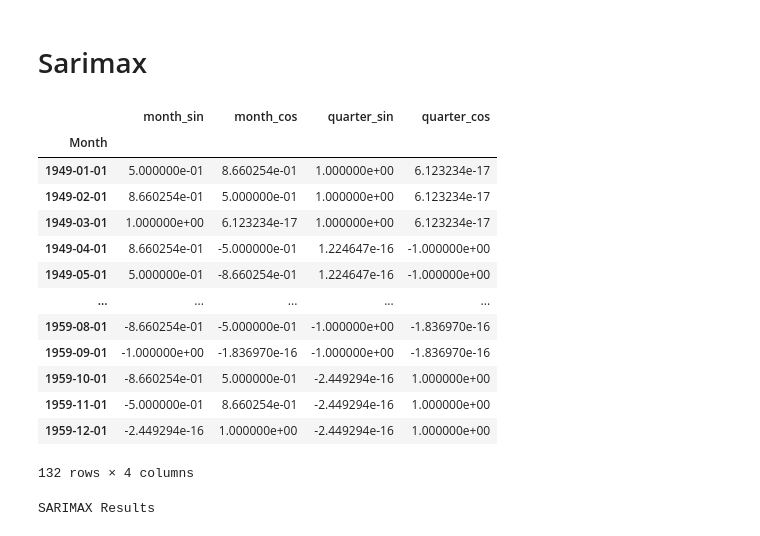
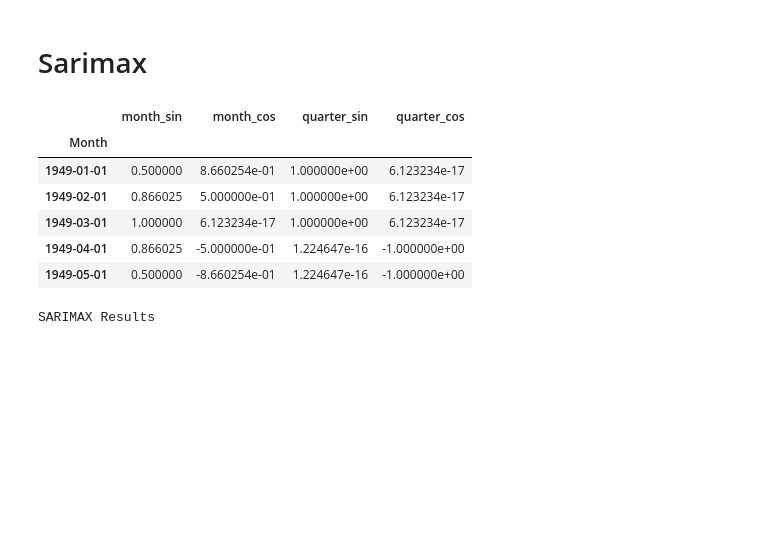
Before and after one commit to iamblack08/Air-passenger-prediction, a Jupyter notebook: sarimax.ipynb, the cells around one changed output. Saved outputs shown, nothing was run; the diff lists cells and outputs as text; code cells hidden in the pictures; blank space fills up the shorter version.

```diff
--- a/sarimax.ipynb
+++ b/sarimax.ipynb
@@ -303,22 +303,15 @@ root mean squared error: 23.08
 # %%
 exog_train = train.drop(columns='#Passengers')
 exog_test  = test.drop(columns='#Passengers')
-exog_train
+exog_train.head()
 # %% [output]
 |  | month_sin | month_cos | quarter_sin | quarter_cos |
 | Month |  |  |  |  |
-| 1949-01-01 | 5.000000e-01 | 8.660254e-01 | 1.000000e+00 | 6.123234e-17 |
-| 1949-02-01 | 8.660254e-01 | 5.000000e-01 | 1.000000e+00 | 6.123234e-17 |
-| 1949-03-01 | 1.000000e+00 | 6.123234e-17 | 1.000000e+00 | 6.123234e-17 |
-| 1949-04-01 | 8.660254e-01 | -5.000000e-01 | 1.224647e-16 | -1.000000e+00 |
-| 1949-05-01 | 5.000000e-01 | -8.660254e-01 | 1.224647e-16 | -1.000000e+00 |
-| ... | ... | ... | ... | ... |
-| 1959-08-01 | -8.660254e-01 | -5.000000e-01 | -1.000000e+00 | -1.836970e-16 |
-| 1959-09-01 | -1.000000e+00 | -1.836970e-16 | -1.000000e+00 | -1.836970e-16 |
-| 1959-10-01 | -8.660254e-01 | 5.000000e-01 | -2.449294e-16 | 1.000000e+00 |
-| 1959-11-01 | -5.000000e-01 | 8.660254e-01 | -2.449294e-16 | 1.000000e+00 |
-| 1959-12-01 | -2.449294e-16 | 1.000000e+00 | -2.449294e-16 | 1.000000e+00 |
+| 1949-01-01 | 0.500000 | 8.660254e-01 | 1.000000e+00 | 6.123234e-17 |
+| 1949-02-01 | 0.866025 | 5.000000e-01 | 1.000000e+00 | 6.123234e-17 |
+| 1949-03-01 | 1.000000 | 6.123234e-17 | 1.000000e+00 | 6.123234e-17 |
+| 1949-04-01 | 0.866025 | -5.000000e-01 | 1.224647e-16 | -1.000000e+00 |
+| 1949-05-01 | 0.500000 | -8.660254e-01 | 1.224647e-16 | -1.000000e+00 |
-132 rows × 4 columns
 # %%
 sarimax= auto_arima(train['#Passengers'],
                     X= exog_train,
```
Also changed, not shown: 8 other files.
